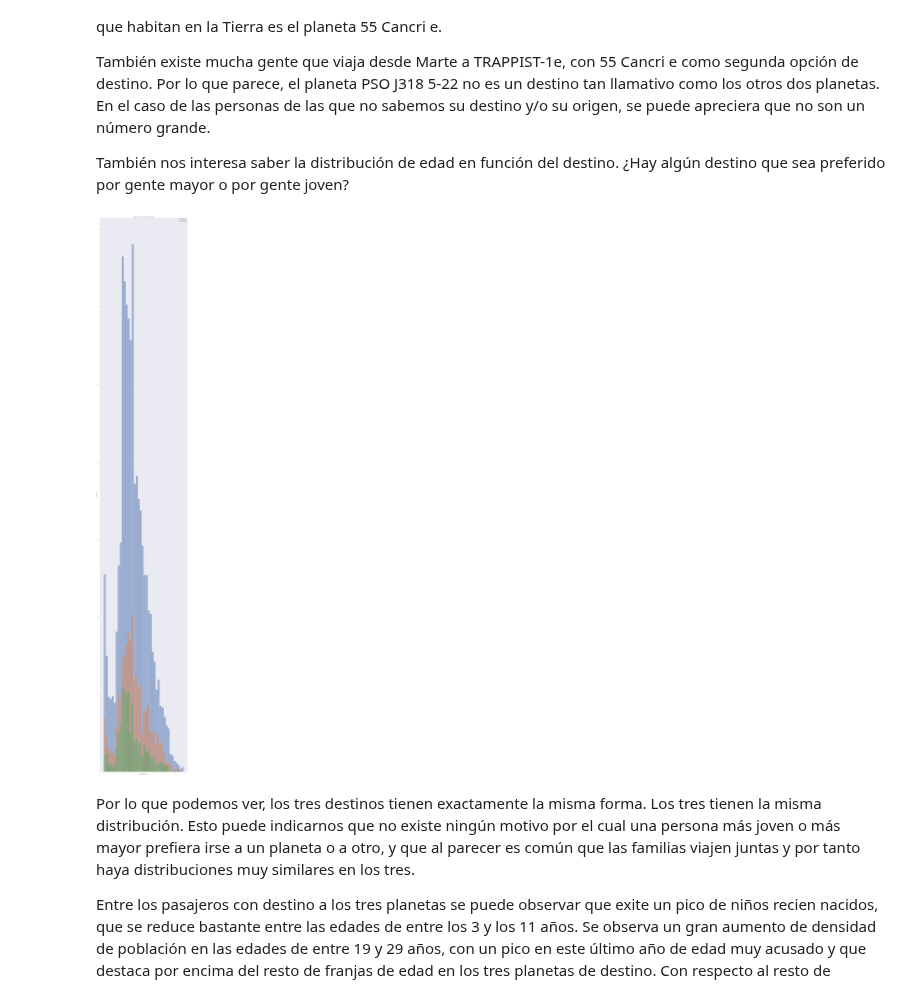
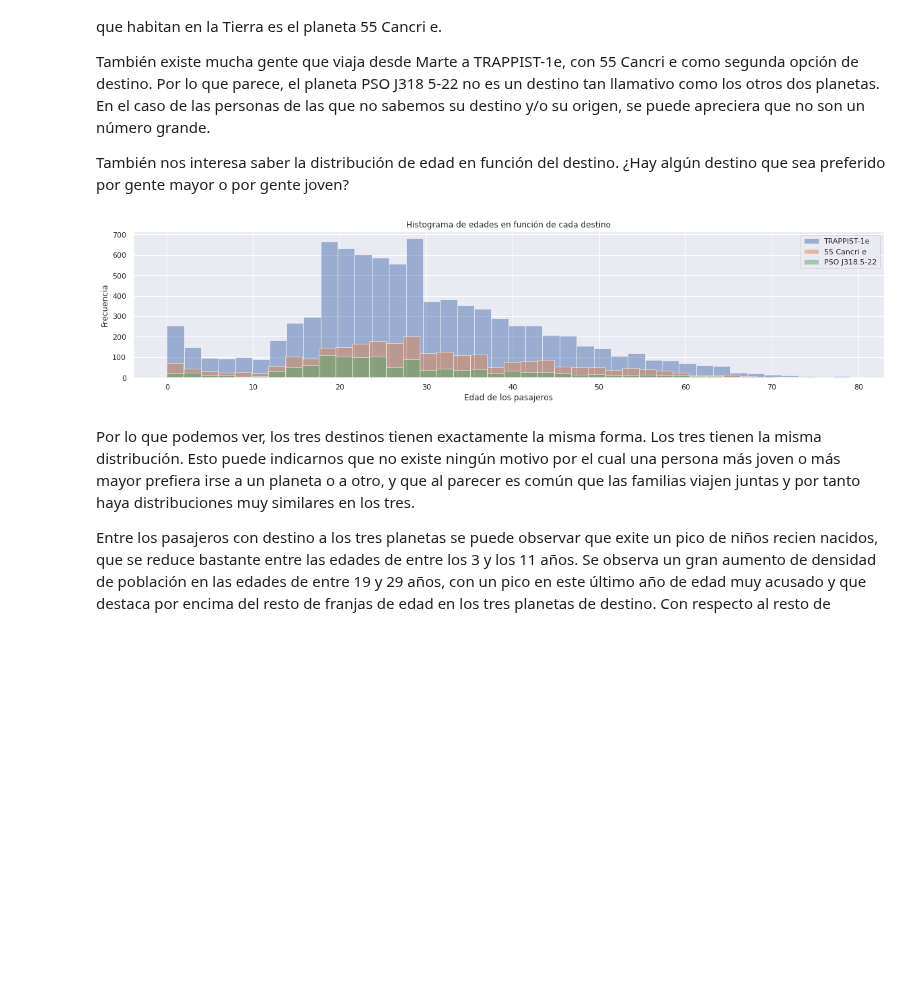
Before and after one commit to aliciacg7/spaceship-titanic-eda, a Jupyter notebook: code/spaceship-eda.ipynb, the cells around one changed output. Cells and saved outputs as stored; diff of their text form; code cells hidden in the pictures; blank space fills up the shorter version.

```diff
--- a/code/spaceship-eda.ipynb
+++ b/code/spaceship-eda.ipynb
@@ -338,18 +338,14 @@ También existe mucha gente que viaja desde Marte a TRAPPIST-1e, con 55 Cancri e
 
 También nos interesa saber la distribución de edad en función del destino. ¿Hay algún destino que sea preferido por gente mayor o por gente joven?
 # %%
-plt.figure(3,figsize=(20,130))
+plt.figure(3,figsize=(20,4))
 
 plt.hist(df['Age'][df['Destination']=="TRAPPIST-1e"], alpha=0.5, density=False, bins=40, label="TRAPPIST-1e")
 plt.hist(df['Age'][df['Destination']=="55 Cancri e"], alpha=0.5, density=False, bins=40, label="55 Cancri e")
 plt.hist(df['Age'][df['Destination']=="PSO J318.5-22"], alpha=0.5, density=False, bins=40, label="PSO J318.5-22")
-plt.ylabel('Frecuencia')
-plt.xlabel('Edad de los pasajeros')
-plt.title("Histograma de edades en función de cada destino")
-plt.legend(loc='upper right')
-plt.show()
+plt.ylabel('Frecuencia');plt.xlabel('Edad de los pasajeros');plt.title("Histograma de edades en función de cada destino");plt.legend(loc='upper right');plt.show()
 # %% [output]
-[figure, old version]
+[figure, new version]
 # %% [markdown]
 Por lo que podemos ver, los tres destinos tienen exactamente la misma forma. Los tres tienen la misma distribución. Esto puede indicarnos que no existe ningún motivo por el cual una persona más joven o más mayor prefiera irse a un planeta o a otro, y que al parecer es común que las familias viajen juntas y por tanto haya distribuciones muy similares en los tres.
 
```
Also changed, not shown: parts of 23 cells of this notebook, 4 other files.
